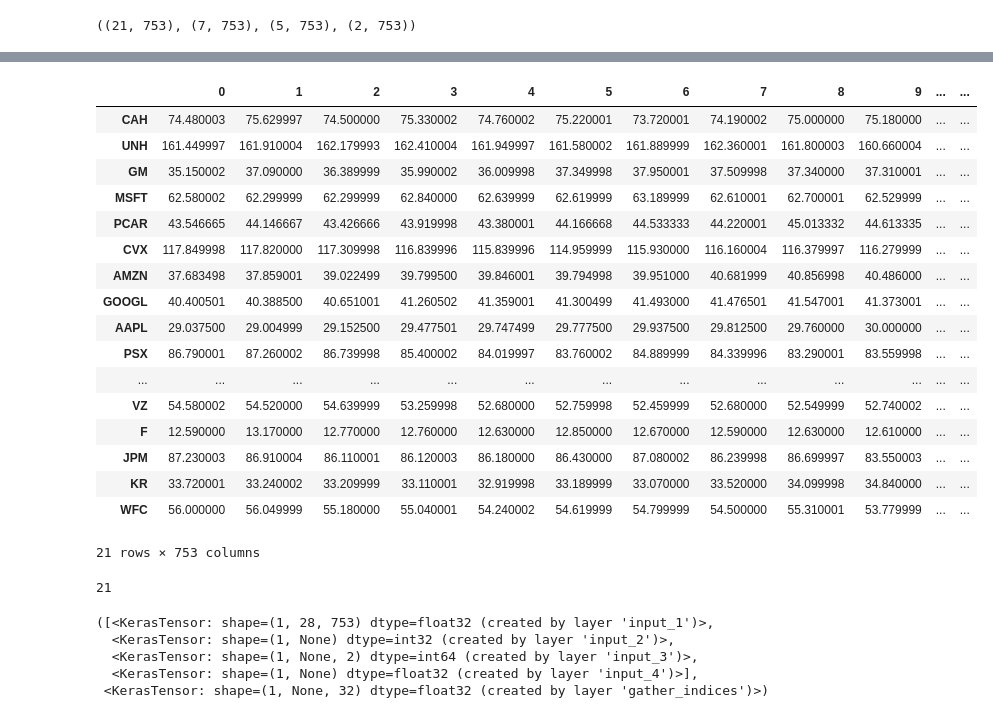
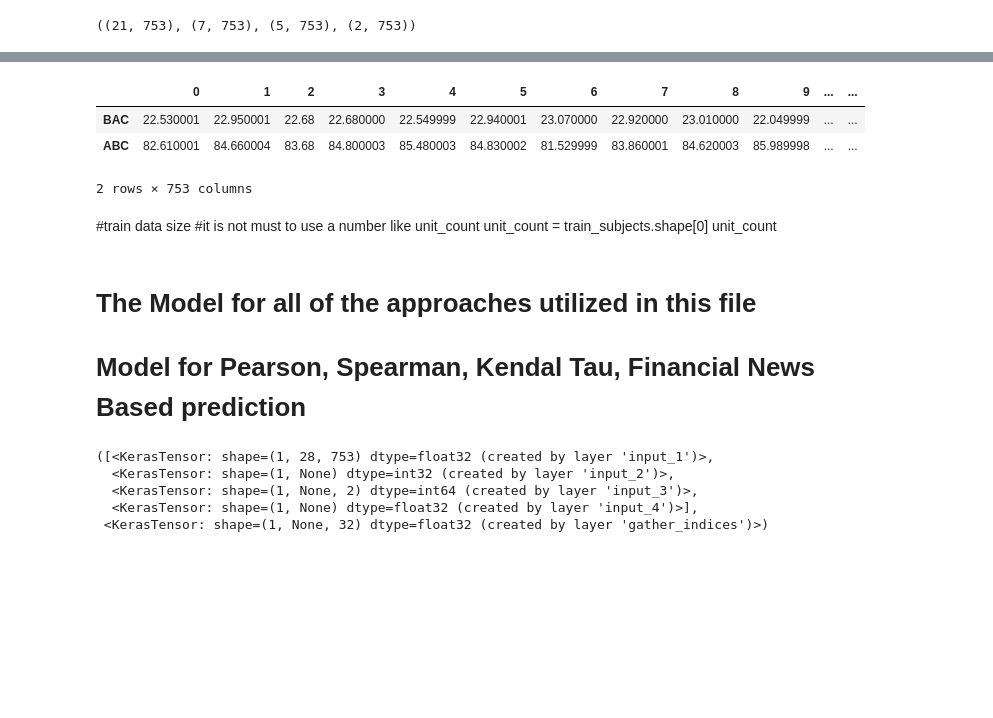
Before and after one commit to sayedmcmaster/stock-price-prediction-using-graph-convolutional-neural-networks, a Jupyter notebook: simplest_model_gcn_mlp_only-stock-prediction-cleaned.ipynb, the cells around one changed output, grey strips where cells are left out. Drawn from its saved outputs; the diff is of its cells as text; code cells hidden in the pictures; blank space fills up the shorter version.

```diff
--- a/simplest_model_gcn_mlp_only-stock-prediction-cleaned.ipynb
+++ b/simplest_model_gcn_mlp_only-stock-prediction-cleaned.ipynb
@@ -470,31 +461,18 @@ train_gen = generator.flow(train_subjects.index, train_targets)
 # %%
 # debug
 train_subjects.index,
-train_targets
+train_targets[:2]
 # %% [output]
 |  | 0 | 1 | 2 | 3 | 4 | 5 | 6 | 7 | 8 | 9 | ... | ... |
-| CAH | 74.480003 | 75.629997 | 74.500000 | 75.330002 | 74.760002 | 75.220001 | 73.720001 | 74.190002 | 75.000000 | 75.180000 | ... | ... |
-| UNH | 161.449997 | 161.910004 | 162.179993 | 162.410004 | 161.949997 | 161.580002 | 161.889999 | 162.360001 | 161.800003 | 160.660004 | ... | ... |
-| GM | 35.150002 | 37.090000 | 36.389999 | 35.990002 | 36.009998 | 37.349998 | 37.950001 | 37.509998 | 37.340000 | 37.310001 | ... | ... |
-| MSFT | 62.580002 | 62.299999 | 62.299999 | 62.840000 | 62.639999 | 62.619999 | 63.189999 | 62.610001 | 62.700001 | 62.529999 | ... | ... |
-| PCAR | 43.546665 | 44.146667 | 43.426666 | 43.919998 | 43.380001 | 44.166668 | 44.533333 | 44.220001 | 45.013332 | 44.613335 | ... | ... |
-| CVX | 117.849998 | 117.820000 | 117.309998 | 116.839996 | 115.839996 | 114.959999 | 115.930000 | 116.160004 | 116.379997 | 116.279999 | ... | ... |
-| AMZN | 37.683498 | 37.859001 | 39.022499 | 39.799500 | 39.846001 | 39.794998 | 39.951000 | 40.681999 | 40.856998 | 40.486000 | ... | ... |
-| GOOGL | 40.400501 | 40.388500 | 40.651001 | 41.260502 | 41.359001 | 41.300499 | 41.493000 | 41.476501 | 41.547001 | 41.373001 | ... | ... |
-| AAPL | 29.037500 | 29.004999 | 29.152500 | 29.477501 | 29.747499 | 29.777500 | 29.937500 | 29.812500 | 29.760000 | 30.000000 | ... | ... |
-| PSX | 86.790001 | 87.260002 | 86.739998 | 85.400002 | 84.019997 | 83.760002 | 84.889999 | 84.339996 | 83.290001 | 83.559998 | ... | ... |
-| ... | ... | ... | ... | ... | ... | ... | ... | ... | ... | ... | ... | ... |
-| VZ | 54.580002 | 54.520000 | 54.639999 | 53.259998 | 52.680000 | 52.759998 | 52.459999 | 52.680000 | 52.549999 | 52.740002 | ... | ... |
-| F | 12.590000 | 13.170000 | 12.770000 | 12.760000 | 12.630000 | 12.850000 | 12.670000 | 12.590000 | 12.630000 | 12.610000 | ... | ... |
-| JPM | 87.230003 | 86.910004 | 86.110001 | 86.120003 | 86.180000 | 86.430000 | 87.080002 | 86.239998 | 86.699997 | 83.550003 | ... | ... |
-| KR | 33.720001 | 33.240002 | 33.209999 | 33.110001 | 32.919998 | 33.189999 | 33.070000 | 33.520000 | 34.099998 | 34.840000 | ... | ... |
-| WFC | 56.000000 | 56.049999 | 55.180000 | 55.040001 | 54.240002 | 54.619999 | 54.799999 | 54.500000 | 55.310001 | 53.779999 | ... | ... |
+| BAC | 22.530001 | 22.950001 | 22.68 | 22.680000 | 22.549999 | 22.940001 | 23.070000 | 22.920000 | 23.010000 | 22.049999 | ... | ... |
+| ABC | 82.610001 | 84.660004 | 83.68 | 84.800003 | 85.480003 | 84.830002 | 81.529999 | 83.860001 | 84.620003 | 85.989998 | ... | ... |
-21 rows × 753 columns
+2 rows × 753 columns
-# %%
-# train data size
-# it is not must to use a number like unit_count
-unit_count = train_subjects.shape[0]
-unit_count
-# %% [output]
-21
+# %% [markdown]
+#train data size
+#it is not must to use a number like unit_count
+unit_count = train_subjects.shape[0]
+unit_count
+# %% [markdown]
+# The Model for all of the approaches utilized in this file
+# Model for Pearson, Spearman, Kendal Tau, Financial News Based prediction
 # %%
```
Also changed, not shown: parts of 43 cells of this notebook, 1 other file.
